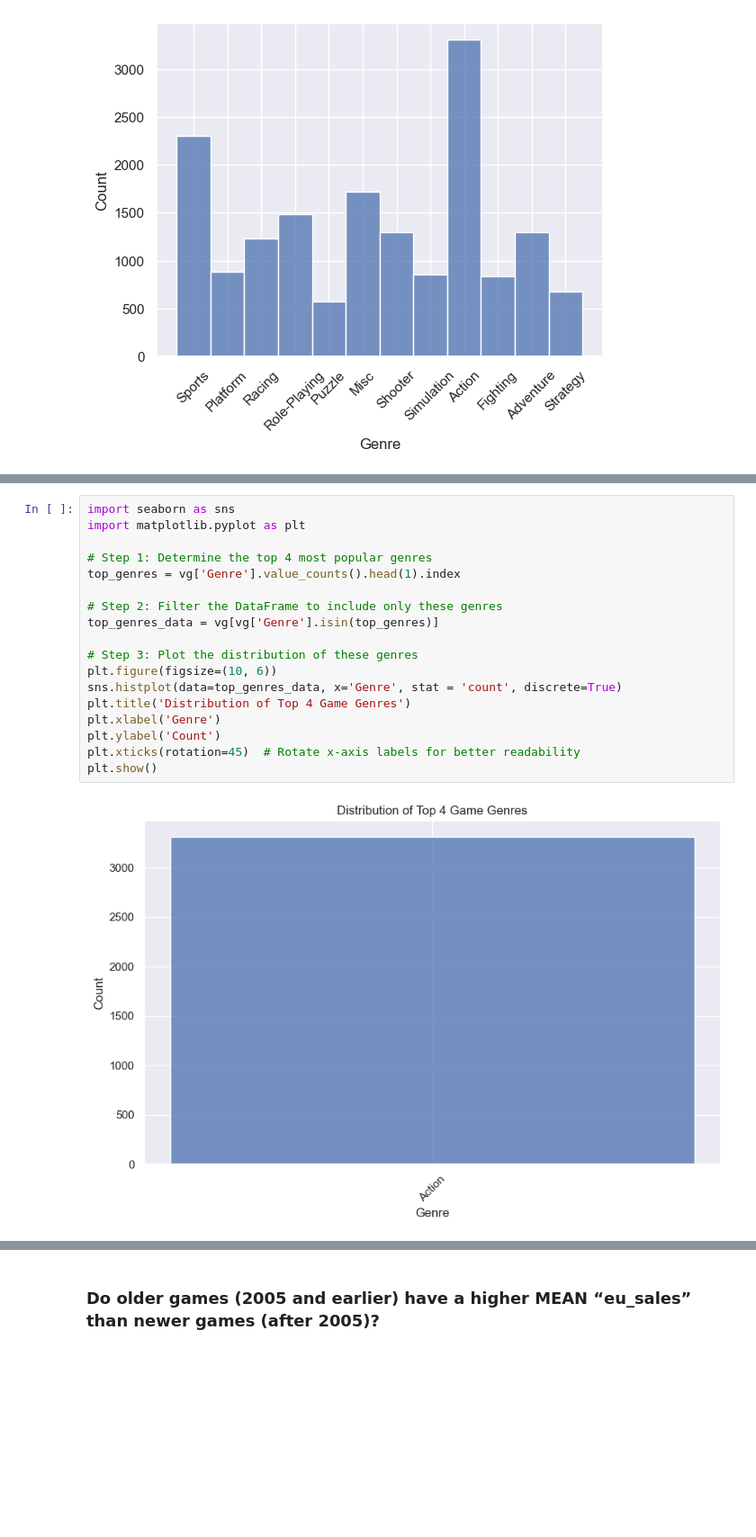
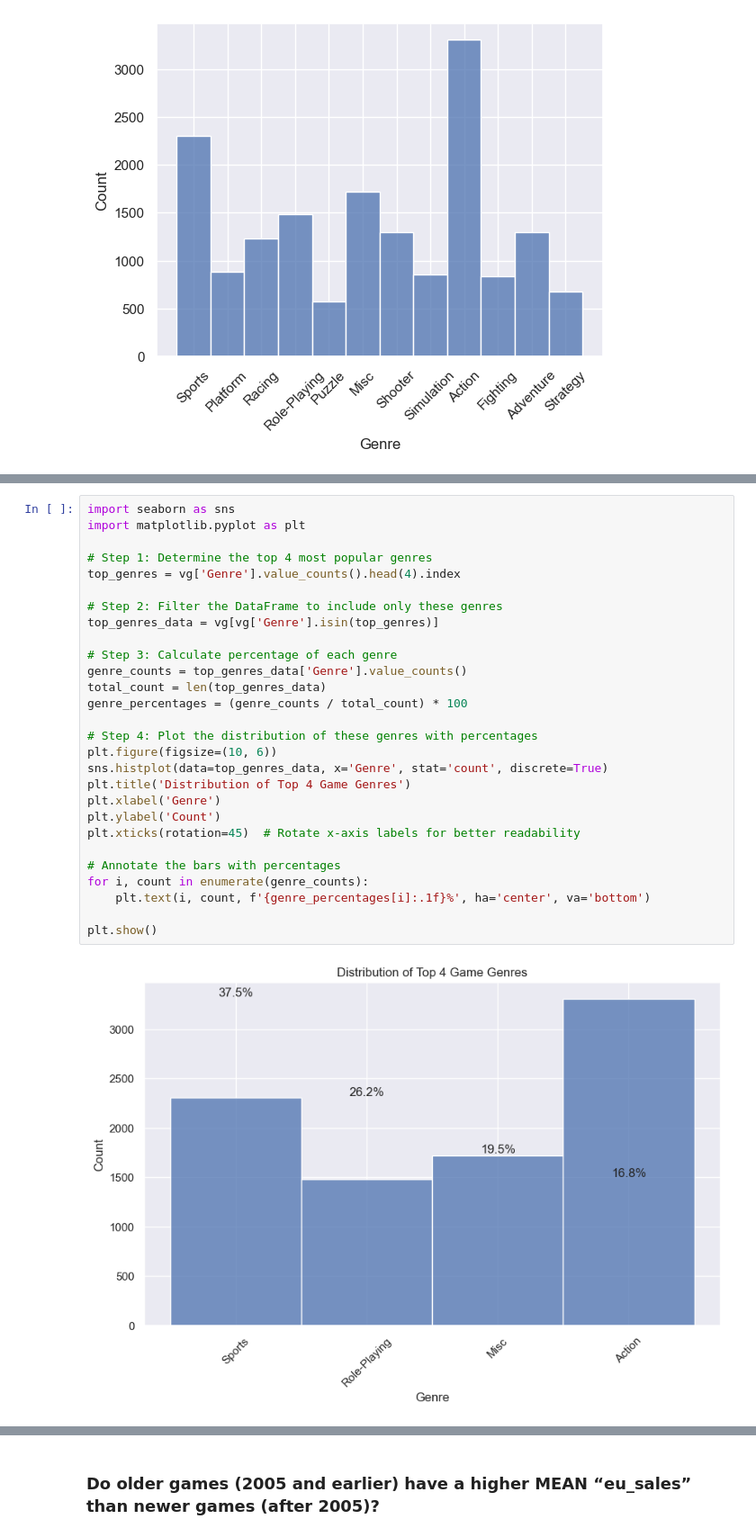
Before and after one commit to izazaka/Data, a Jupyter notebook: CA1 - Data Visualisation.ipynb, the cells around one changed output, grey strips where cells are left out. Shown at 90% size. Drawn from its saved outputs; the diff is of its cells as text; blank space fills up the shorter version.

```diff
--- a/CA1 - Data Visualisation.ipynb
+++ b/CA1 - Data Visualisation.ipynb
@@ -329,20 +389,30 @@ plt.show()
 # %%
 import seaborn as sns
 import matplotlib.pyplot as plt
 
 # Step 1: Determine the top 4 most popular genres
-top_genres = vg['Genre'].value_counts().head(1).index
+top_genres = vg['Genre'].value_counts().head(4).index
 
 # Step 2: Filter the DataFrame to include only these genres
 top_genres_data = vg[vg['Genre'].isin(top_genres)]
 
-# Step 3: Plot the distribution of these genres
+# Step 3: Calculate percentage of each genre
+genre_counts = top_genres_data['Genre'].value_counts()
+total_count = len(top_genres_data)
+genre_percentages = (genre_counts / total_count) * 100
+
+# Step 4: Plot the distribution of these genres with percentages
 plt.figure(figsize=(10, 6))
-sns.histplot(data=top_genres_data, x='Genre', stat = 'count', discrete=True)
+sns.histplot(data=top_genres_data, x='Genre', stat='count', discrete=True)
 plt.title('Distribution of Top 4 Game Genres')
 plt.xlabel('Genre')
 plt.ylabel('Count')
 plt.xticks(rotation=45)  # Rotate x-axis labels for better readability
+
+# Annotate the bars with percentages
+for i, count in enumerate(genre_counts):
+    plt.text(i, count, f'{genre_percentages[i]:.1f}%', ha='center', va='bottom')
+
 plt.show()
 # %% [output]
-[figure, old version]
+[figure, new version]
```
Also changed, not shown: parts of 22 cells of this notebook.
